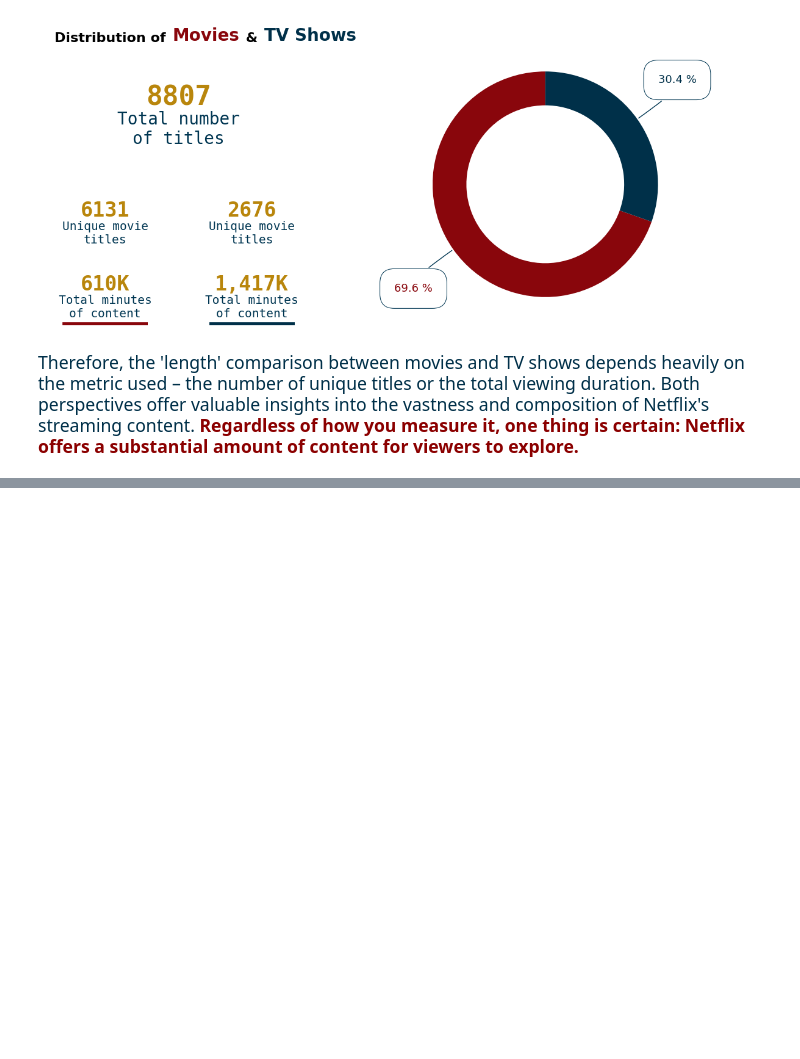
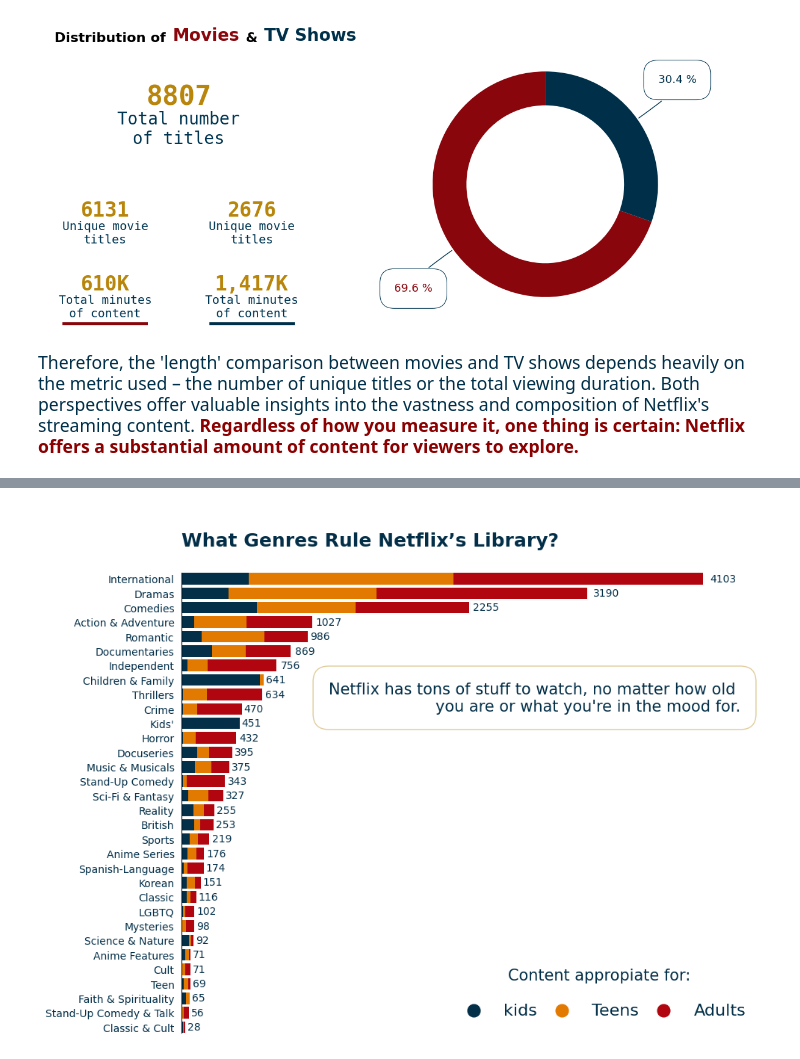
Before and after one commit to HugoAlexis/analisis_quejas_en_profeco, a Jupyter notebook: a-brief-netflix-data-storytelling.ipynb, the cells around one changed output, grey strips where cells are left out. Saved outputs shown, nothing was run; the diff lists cells and outputs as text; code cells hidden in the pictures; blank space fills up the shorter version.

```diff
--- a/a-brief-netflix-data-storytelling.ipynb
+++ b/a-brief-netflix-data-storytelling.ipynb
@@ -766,0 +931,77 @@ fig.add_artist(anchored_title);
+# %%
+all_category_lists = (
+    netflix_data.listed_in
+    .str.replace('Movies', '')
+    .str.replace('TV', '')
+    .str.replace('Shows', '')
+    .str.split(', ')
+    .apply(lambda list_i: [li.strip() for li in list_i])
+    .apply(lambda list_i: [li if li else None for li in list_i])
+    .dropna()
+)
+
+
+f_category = (
+    all_category_lists
+    .explode()
+    .value_counts()
+)
+f_category_kids = (
+    all_category_lists[netflix_data.rating_classes=='Kids']
+    .explode()
+    .value_counts()
+)
+f_category_teens = (
+    all_category_lists[netflix_data.rating_classes=='Teens']
+    .explode()
+    .value_counts()
+)
+f_category_adults = (
+    all_category_lists[netflix_data.rating_classes=='Adults']
+    .explode()
+    .value_counts()
+)
+
+fig, ax = plt.subplots(figsize=(10, 8))
+ax.margins(0)
+bars = ax.barh(f_category.index, f_category.values, alpha=0)
+
+for yi, cat in zip(ax.get_yticks(), ax.get_yticklabels()):
+    cat = cat.get_text()
+    f_cat_kids = f_category_kids[cat] if cat in f_category_kids else 0
+    f_cat_teens = f_category_teens[cat] if cat in f_category_teens else 0
+    f_cat_adults = f_category_adults[cat] if cat in f_category_adults else 0
+
+    ax.barh([cat], [f_cat_kids], color='#032F48')
+    ax.barh([cat], [f_cat_teens], color='#E27A02', left=f_cat_kids)
+    ax.barh([cat], [f_cat_adults], color='#B1060F', left=f_cat_kids + f_cat_teens)
+
+ax.set_xlim(0, ax.get_xlim()[1]*1.1)
+labels = ax.bar_label(bars, padding=2, color='#032F48')
+
+ax.tick_params(left=False, bottom=False, labelcolor='#032F48', color='#032F48')
+ax.spines[['bottom', 'right', 'top']].set_visible(False)
+ax.set_xticks([])
+ax.set_ylim(reversed(ax.get_ylim()))
+
+s1 = ax.scatter([], [], color='#032F48', label='kids')
+s2 = ax.scatter([], [], color='#E27A02', label='Teens')
+s3 = ax.scatter([], [], color='#B1060F', label='Adults')
+legend = ax.legend(loc='lower right', handles=[s1,s2,s3],
+          ncol=3, fontsize=16, labelcolor='#032F48',
+          labelspacing=1.2, markerscale=2, title='Content appropiate for: ',
+          columnspacing=0.5, frameon=False)
+
+plt.setp(legend.get_title(), color='#032F48', fontsize=15)
+
+ax.set_title('\nWhat Genres Rule Netflix’s Library?\n', loc='left',
+            fontweight='bold',
+             ha='left',
+             fontsize=18, color='#032F48')
+
+ax.annotate("""Netflix has tons of stuff to watch, no matter how old
+you are or what you're in the mood for.""", xy=(0.965, 0.7), ha='right', color='#032F48',
+           fontweight='medium', xycoords='axes fraction', fontsize=15,
+           bbox={'boxstyle': 'round,pad=1', 'facecolor':'none', 'edgecolor': '#E1CC99'});
+# %% [output]
+[figure, added]
```
Also changed, not shown: parts of 23 cells of this notebook.
